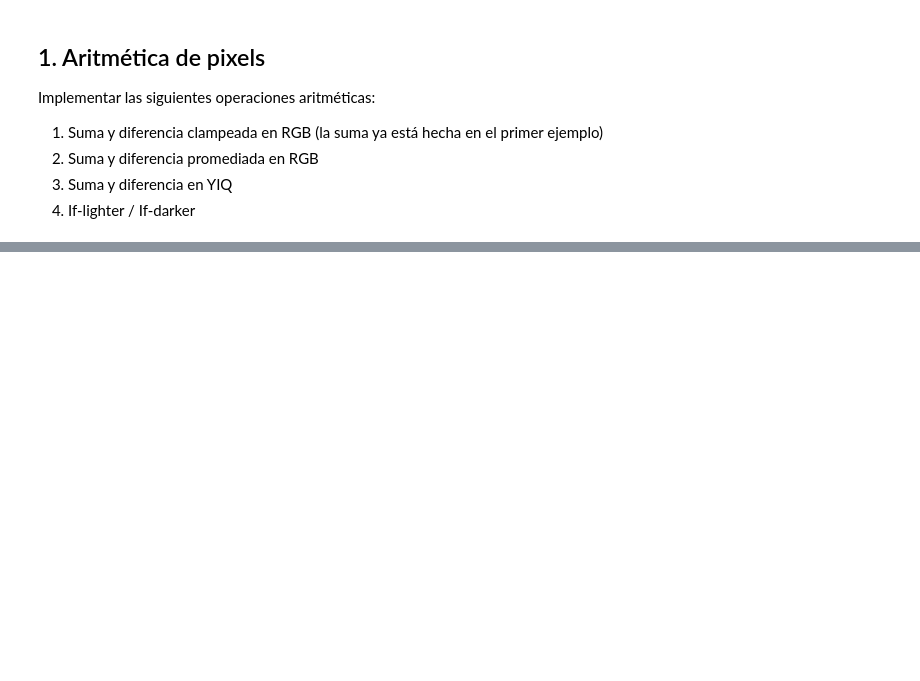
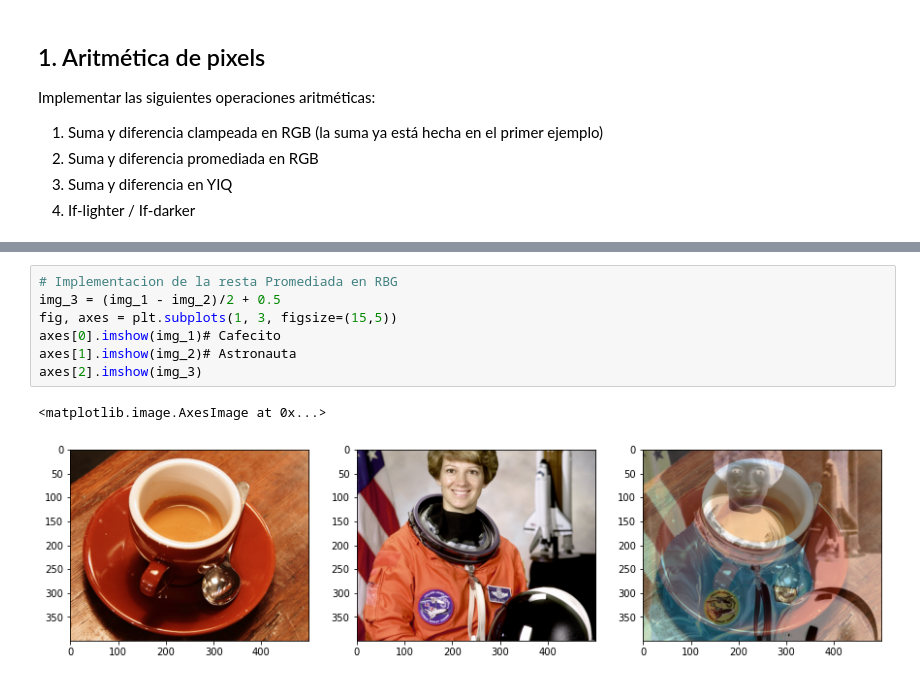
Before and after one commit to anselmoestradaroa/PDI, a Jupyter notebook: TP002/practico_2.ipynb, the cells around one changed output, grey strips where cells are left out. Saved outputs shown, nothing was run; the diff lists cells and outputs as text; blank space fills up the shorter version.

```diff
--- a/TP002/practico_2.ipynb
+++ b/TP002/practico_2.ipynb
@@ -50,0 +97,10 @@ axes[2].imshow(img_3)
+# %%
+# Implementacion de la resta Promediada en RBG
+img_3 = (img_1 - img_2)/2 + 0.5
+fig, axes = plt.subplots(1, 3, figsize=(15,5))
+axes[0].imshow(img_1)# Cafecito
+axes[1].imshow(img_2)# Astronauta
+axes[2].imshow(img_3)
+# %% [output]
+<matplotlib.image.AxesImage at 0x...>
+[figure, added]
```
Also changed, not shown: parts of 10 cells of this notebook.
